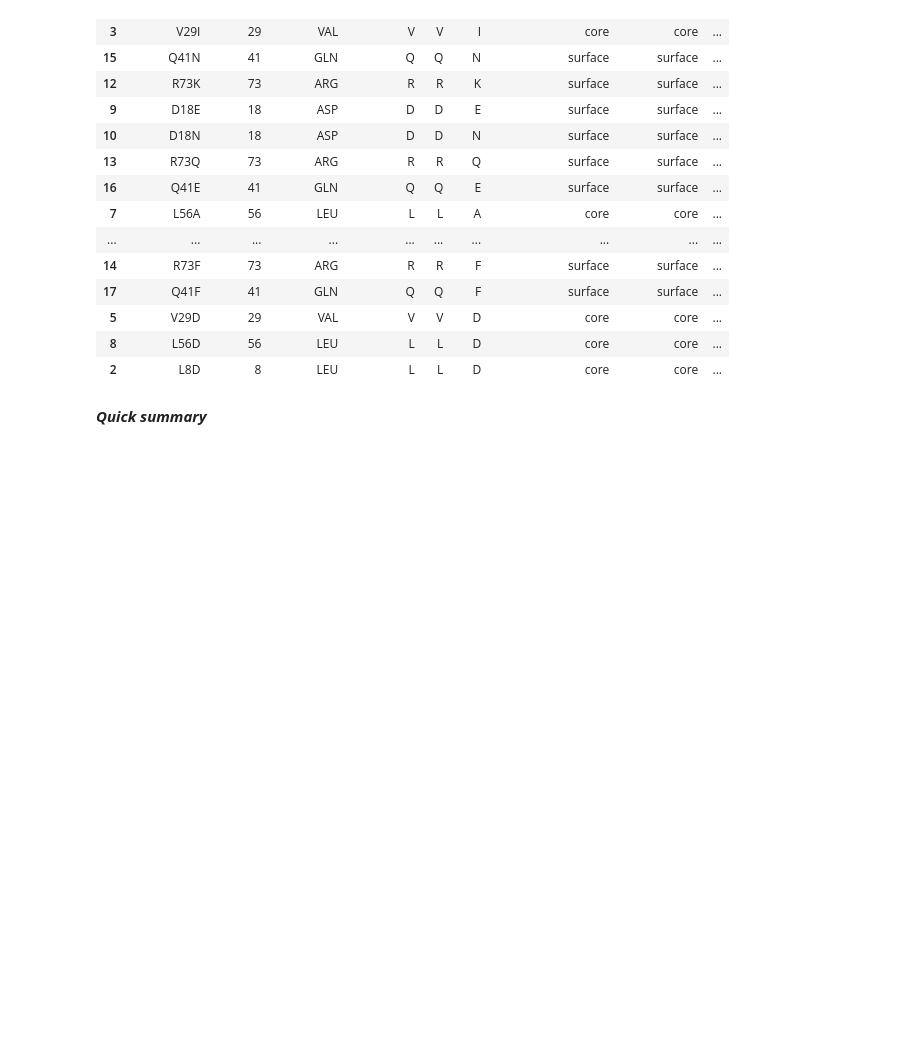
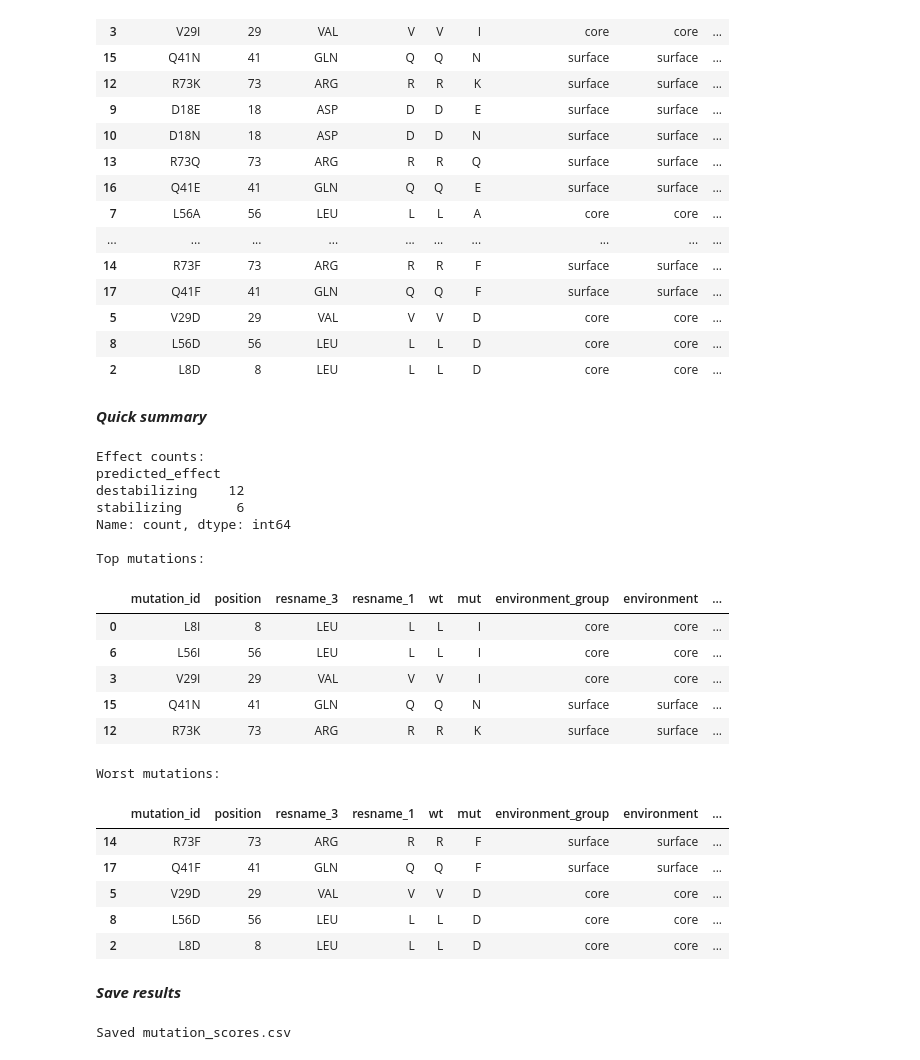
Before and after one commit to mhaindarkar/mutation-effect-prediction, a Jupyter notebook: notebooks/04_score_mutations.ipynb, the cells around one changed output. Saved outputs shown, nothing was run; the diff lists cells and outputs as text; code cells hidden in the pictures; blank space fills up the shorter version.

Commit message:
Step 5: Add biological interpretation of mutation effects

```diff
--- a/notebooks/04_score_mutations.ipynb
+++ b/notebooks/04_score_mutations.ipynb
@@ -124,3 +124,40 @@ df_sorted
 | 2 | L8D | 8 | LEU | L | L | D | core | core | ... |
 # %% [markdown]
 ***Quick summary***
+# %%
+print("Effect counts:")
+print(df["predicted_effect"].value_counts())
+
+print("\nTop mutations:")
+display(df_sorted.head(5))
+
+print("\nWorst mutations:")
+display(df_sorted.tail(5))
+# %% [output]
+Effect counts:
+predicted_effect
+destabilizing    12
+stabilizing       6
+Name: count, dtype: int64
+
+Top mutations:
+|  | mutation_id | position | resname_3 | resname_1 | wt | mut | environment_group | environment | ... |
+| 0 | L8I | 8 | LEU | L | L | I | core | core | ... |
+| 6 | L56I | 56 | LEU | L | L | I | core | core | ... |
+| 3 | V29I | 29 | VAL | V | V | I | core | core | ... |
+| 15 | Q41N | 41 | GLN | Q | Q | N | surface | surface | ... |
+| 12 | R73K | 73 | ARG | R | R | K | surface | surface | ... |
+Worst mutations:
+|  | mutation_id | position | resname_3 | resname_1 | wt | mut | environment_group | environment | ... |
+| 14 | R73F | 73 | ARG | R | R | F | surface | surface | ... |
+| 17 | Q41F | 41 | GLN | Q | Q | F | surface | surface | ... |
+| 5 | V29D | 29 | VAL | V | V | D | core | core | ... |
+| 8 | L56D | 56 | LEU | L | L | D | core | core | ... |
+| 2 | L8D | 8 | LEU | L | L | D | core | core | ... |
+# %% [markdown]
+***Save results***
+# %%
+df.to_csv("../data/processed/mutation_scores.csv", index=False)
+print("Saved mutation_scores.csv")
+# %% [output]
+Saved mutation_scores.csv
```
Also changed, not shown: 1 other file.
